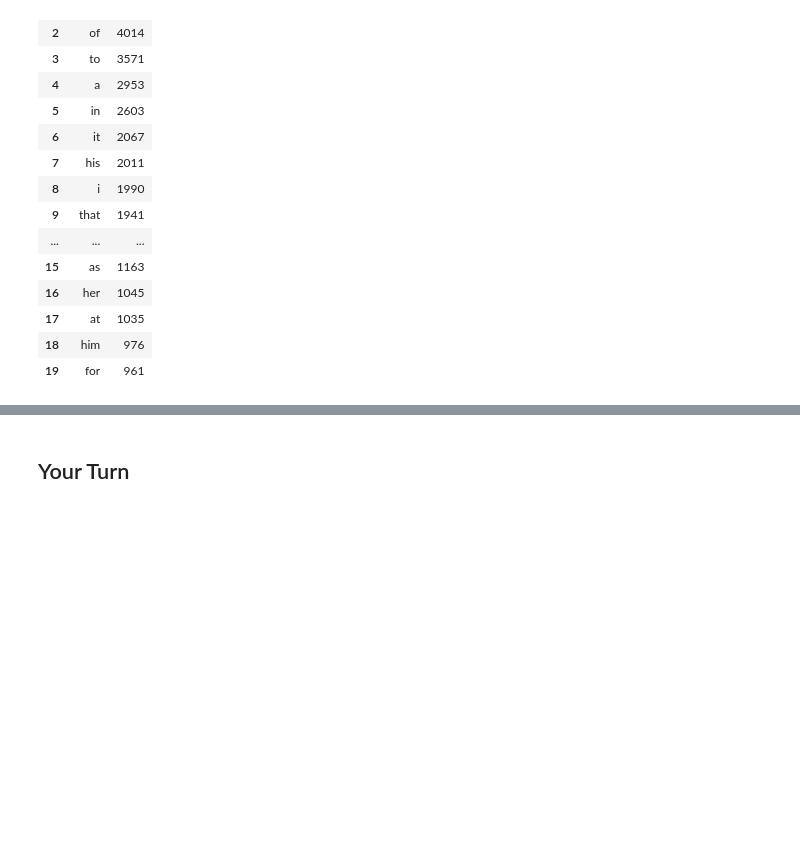
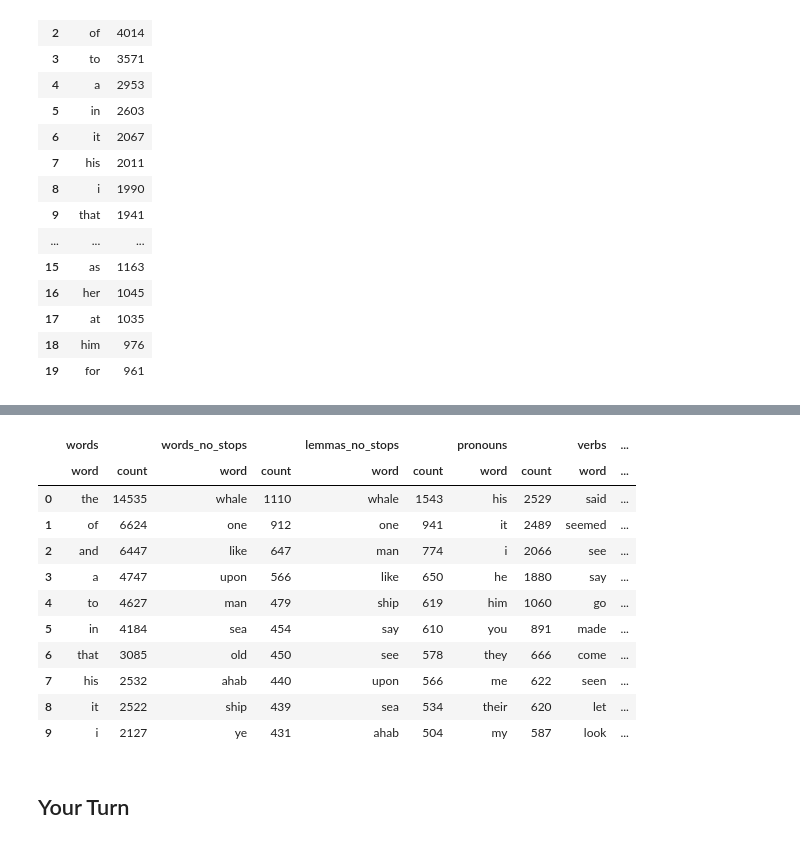
Before and after one commit to UW-Madison-Digital-Scholarship-Hub/text-and-data, a Jupyter notebook: 03-Tokenization/Whats-in-a-Word.ipynb, the cells around one changed output, grey strips where cells are left out. Drawn from its saved outputs; the diff is of its cells as text; code cells hidden in the pictures; blank space fills up the shorter version.

Commit message:
start to add the tokenization, stemming, and lemmitzation cells

```diff
--- a/03-Tokenization/Whats-in-a-Word.ipynb
+++ b/03-Tokenization/Whats-in-a-Word.ipynb
@@ -106,0 +366,9 @@ word_counts(dickens).head(20) # show the top 20 words in the list of words
+# %%
+# We'll create a function that turns tagged text into a string of lemmas
+def lemmatize(docs):
+    """Return the text as a lowercase string of lemmas, ready for remove_stop_words or word_counts."""
+    lemmas = [token.lemma_.lower() for doc in docs for token in doc if token.is_alpha]
+    return " ".join(lemmas)
+
+dickens_lemmas = lemmatize(dickens_docs)
+print(dickens_lemmas[:200])
@@ -107,3 +401,43 @@ word_counts(dickens).head(20) # show the top 20 words in the list of words
+# %%
+# We'll create a function that runs the whole workflow on a Project Gutenberg book
+def analyze_book(book_id):
+    """Download a Project Gutenberg book and return a dictionary of word frequency tables."""
+    # 1. download the book and strip the Project Gutenberg header and license
+    raw = gutenbergpy.textget.get_text_by_id(book_id)
+    text = gutenbergpy.textget.strip_headers(raw).decode("utf-8")
+
+    # 2. tag the book with spaCy (the slow step, so we only do it once)
+    docs = tag_text(text)
+
+    # 3. build each table from the original text or the tagged docs
+    return {
+        "words": word_counts(text),
+        "words_no_stops": word_counts(remove_stop_words(text)),
+        "lemmas_no_stops": word_counts(remove_stop_words(lemmatize(docs))),
+        "pronouns": pos_counts(docs, "PRON"),
+        "verbs": pos_counts(docs, "VERB"),
+        "nouns": pos_counts(docs, "NOUN"),
+        "places": entity_counts(docs),
+    }
+# %%
+# Let's try it out on Moby-Dick
+moby = analyze_book(2701)
+
+# show the top 10 of each table side by side
+pd.concat({name: table.head(10) for name, table in moby.items()}, axis=1)
+# %% [output]
+|  | words |  | words_no_stops |  | lemmas_no_stops |  | pronouns |  | verbs | ... |
+|  | word | count | word | count | word | count | word | count | word | ... |
+| 0 | the | 14535 | whale | 1110 | whale | 1543 | his | 2529 | said | ... |
+| 1 | of | 6624 | one | 912 | one | 941 | it | 2489 | seemed | ... |
+| 2 | and | 6447 | like | 647 | man | 774 | i | 2066 | see | ... |
+| 3 | a | 4747 | upon | 566 | like | 650 | he | 1880 | say | ... |
+| 4 | to | 4627 | man | 479 | ship | 619 | him | 1060 | go | ... |
+| 5 | in | 4184 | sea | 454 | say | 610 | you | 891 | made | ... |
+| 6 | that | 3085 | old | 450 | see | 578 | they | 666 | come | ... |
+| 7 | his | 2532 | ahab | 440 | upon | 566 | me | 622 | seen | ... |
+| 8 | it | 2522 | ship | 439 | sea | 534 | their | 620 | let | ... |
+| 9 | i | 2127 | ye | 431 | ahab | 504 | my | 587 | look | ... |
 # %% [markdown]
 ## Your Turn
 # %%
```
Also changed, not shown: parts of 22 cells of this notebook.
